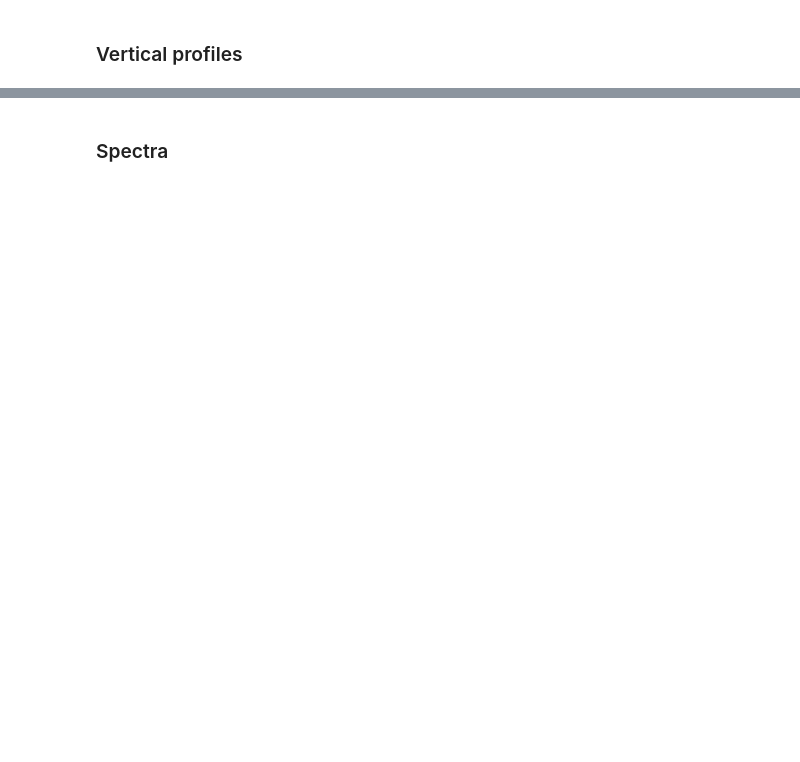
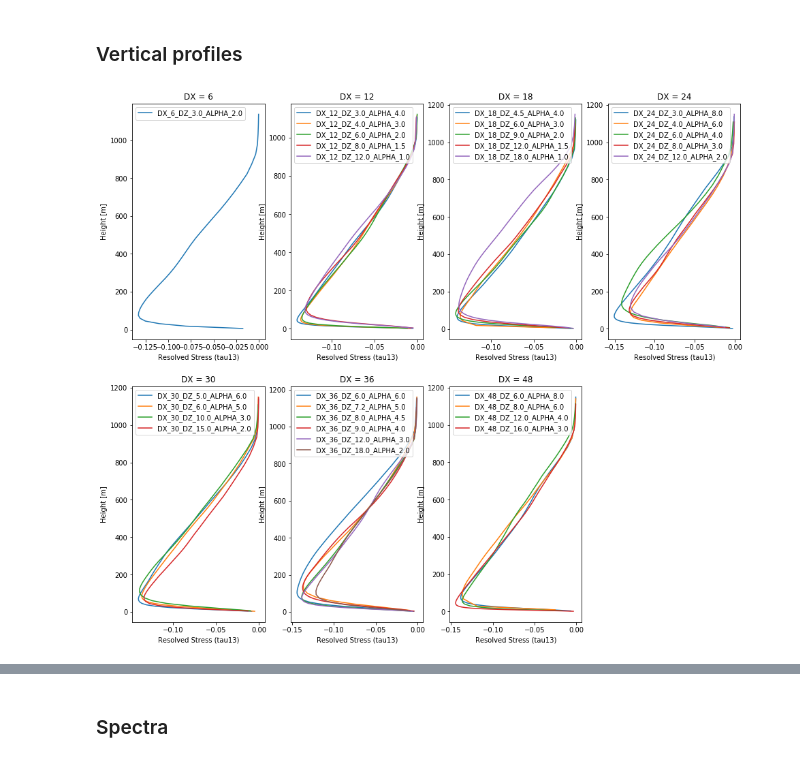
Before and after one commit to pkjha-aero/Wind_ML, a Jupyter notebook: scripts/Pankaj/SWiFT_Pankaj.ipynb, the cells around one changed output, grey strips where cells are left out. Saved outputs shown, nothing was run; the diff lists cells and outputs as text; code cells hidden in the pictures; blank space fills up the shorter version.

```diff
--- a/scripts/Pankaj/SWiFT_Pankaj.ipynb
+++ b/scripts/Pankaj/SWiFT_Pankaj.ipynb
@@ -617,18 +829,26 @@ for dx_unique in DX_unique:
-# %%
-for dz_unique in DZ_unique:
-    plt.figure( figsize = (12, 10) )
-
-    for tt in range(0, len(cases)):
-        DX = cases[tt].split('_')[1]
-        DZ = cases[tt].split('_')[3]
-
-        #print(DX, dx_unique)
-        if DZ == dz_unique:
-            plt.plot( ds_1hr[tt].isel(XTIME = 0).tau13, ds_1hr[tt].z , c = case_colormap[tt], label=f'{cases[tt]}' )
-
-    plt.xlabel('Resolved Stress (tau13)')
-    plt.ylabel('Height [m]')
-    plt.title('DZ = {}'.format(dz_unique))
-    plt.legend()
-
-    plt.ylim([0.,200])
+# %%
+f, ax = plt.subplots( figsize = (16, 14) )
+for dx_count, dx_unique in enumerate(DX_unique):
+    plt.subplot(2,4, dx_count+1)
+    #plt.figure( figsize = (12, 10) )
+    #print('dx_count : {}'.format(dx_count))
+
+    for dz_unique in DZ_unique:
+        alpha = str(round(float(dx_unique)/float(dz_unique),1))
+        case_folder = f'DX_{dx_unique}_DZ_{dz_unique}_ALPHA_{alpha}'
+
+        pdata_3D_time_avg = os.path.join (pdata_loc_3D, 'time_average_3D_' + delta_t + '_' + case_folder + '.nc')
+        #print('3D time average file: {}'.format(pdata_3D_time_avg))
+        #pdata_spectra_time_avg = os.path.join (pdata_loc_spectra, 'time_average_spectra_' + delta_t + '_' + case_folder + '.nc')
+
+        if os.path.exists(pdata_3D_time_avg):
+            #print('3D time average file exists: {}'.format(pdata_3D_time_avg))
+            img=xr.open_dataset(pdata_3D_time_avg)
+            plt.plot(img.isel(XTIME = 0).tau13, img.z , label= case_folder)
+
+    plt.xlabel('Resolved Stress (tau13)')
+    plt.ylabel('Height [m]')
+    plt.title('DX = {}'.format(dx_unique))
+    plt.legend()
+# %% [output]
+[figure, added]
```
Also changed, not shown: parts of 31 cells of this notebook.
